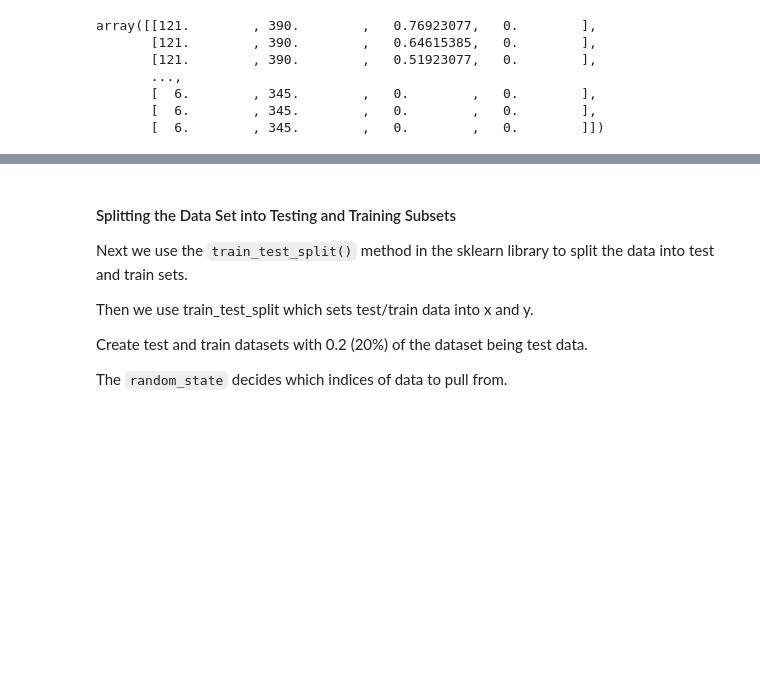
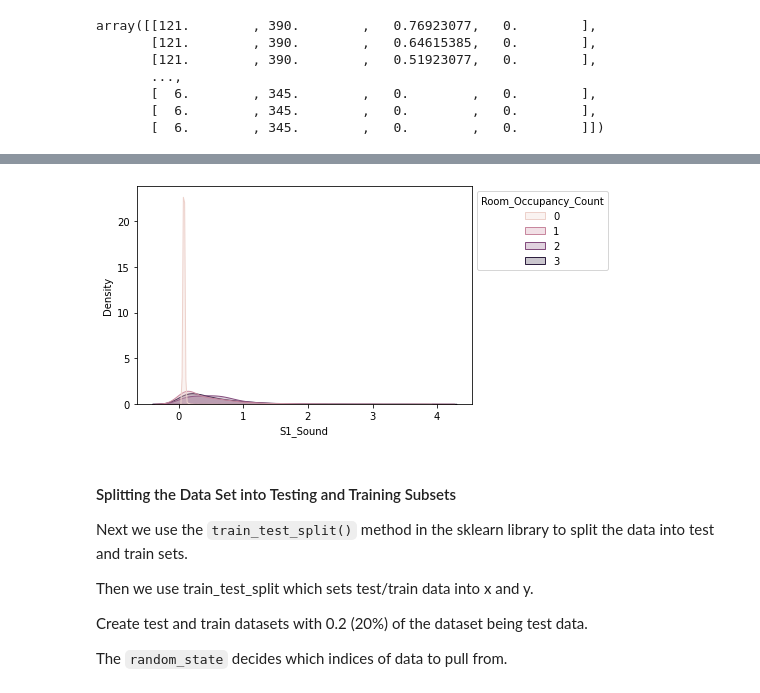
Before and after one commit to NBursch-Wallaroo/Wallaroo_Tutorials, a Jupyter notebook: room_occupancy/Multiple Linear Regression/V2_Notebook.ipynb, the cells around one changed output, grey strips where cells are left out. Drawn from its saved outputs; the diff is of its cells as text; code cells hidden in the pictures; blank space fills up the shorter version.

```diff
--- a/room_occupancy/Multiple Linear Regression/V2_Notebook.ipynb
+++ b/room_occupancy/Multiple Linear Regression/V2_Notebook.ipynb
@@ -193,3 +198,9 @@ sns.pairplot(data = plot_data,hue='Room_Occupancy_Count', palette="rainbow")
+# %%
+#Show a density plot of S1_Sound
+sound_plot = sns.kdeplot(data=data, x='S1_Sound', hue='Room_Occupancy_Count', common_norm=False, fill=True)
+sns.move_legend(sound_plot, 'upper left', bbox_to_anchor=(1,1))
+# %% [output]
+[figure, added]
 # %% [markdown]
 #### Splitting the Data Set into Testing and Training Subsets <a class="anchor" id="test_train"></a>
 Next we use the `train_test_split()` method in the sklearn library to split the data into test and train sets.
```
Also changed, not shown: parts of 6 cells of this notebook, 1 other file.
